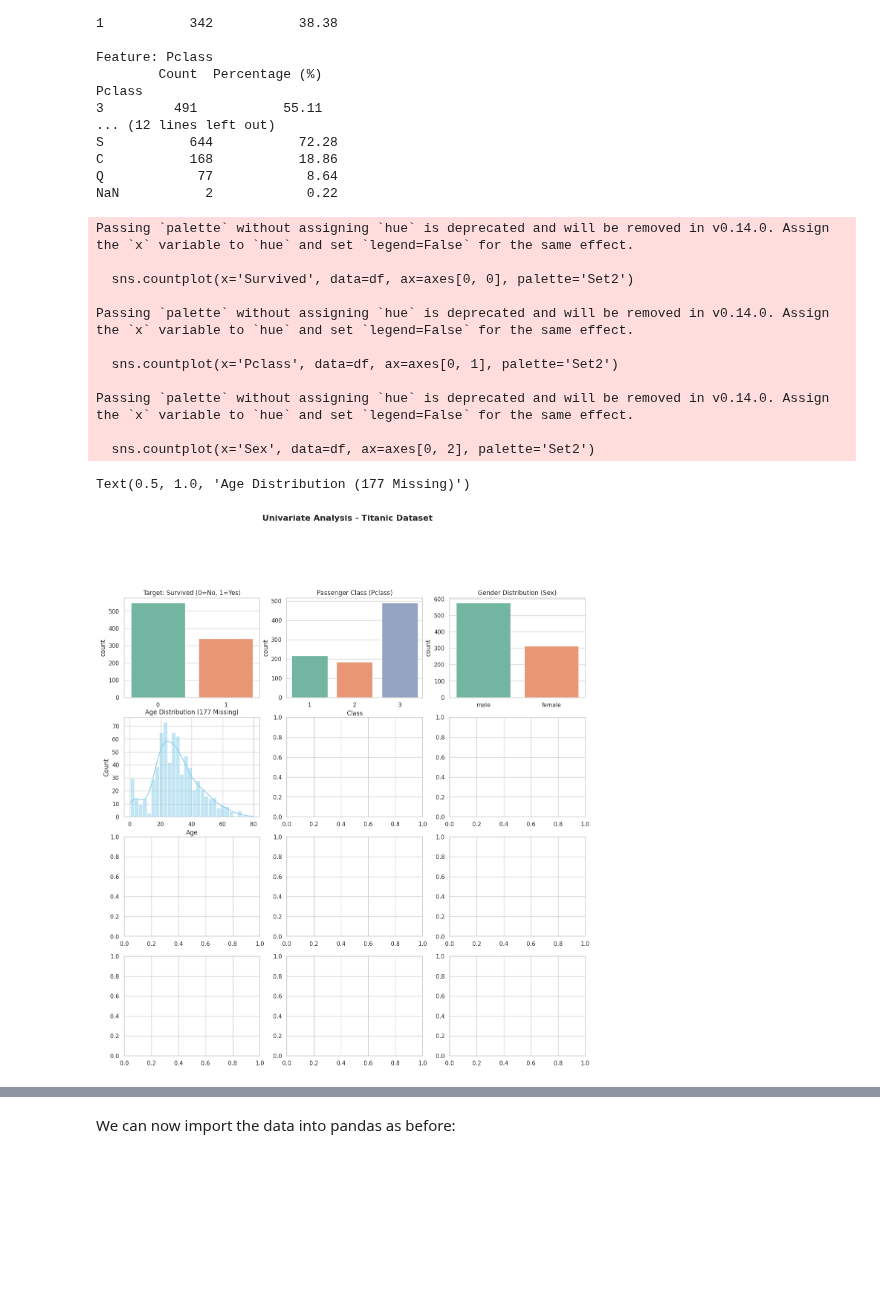
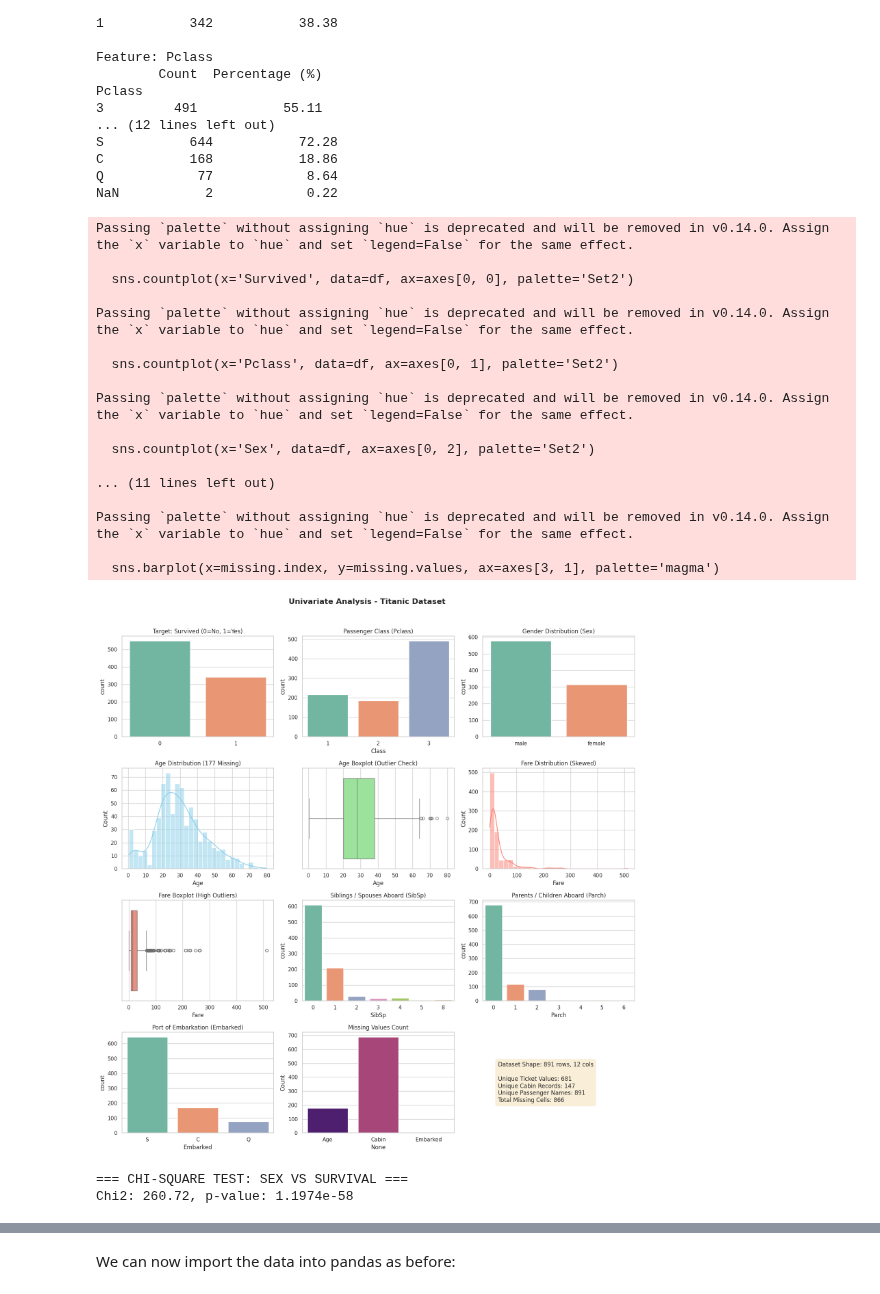
Before and after one commit to raymond-x-design/raymond-x-DataScience-GenAI-Submissions, a Jupyter notebook: Assignment_1/2_05_Exploratory_Data_Analysis.ipynb, the cells around one changed output, grey strips where cells are left out. Drawn from its saved outputs; the diff is of its cells as text; code cells hidden in the pictures; blank space fills up the shorter version.

```diff
--- a/Assignment_1/2_05_Exploratory_Data_Analysis.ipynb
+++ b/Assignment_1/2_05_Exploratory_Data_Analysis.ipynb
@@ -65,28 +65,65 @@ NaN           2            0.22
 # %%
 fig, axes = plt.subplots(4, 3, figsize=(16, 16))
 fig.suptitle('Univariate Analysis - Titanic Dataset', fontsize=16, fontweight='bold', y=1.02)
 sns.countplot(x='Survived', data=df, ax=axes[0, 0], palette='Set2')
 axes[0, 0].set_title('Target: Survived (0=No, 1=Yes)')
 axes[0, 0].set_xlabel('')
 sns.countplot(x='Pclass', data=df, ax=axes[0, 1], palette='Set2')
 axes[0, 1].set_title('Passenger Class (Pclass)')
 axes[0, 1].set_xlabel('Class')
 sns.countplot(x='Sex', data=df, ax=axes[0, 2], palette='Set2')
 axes[0, 2].set_title('Gender Distribution (Sex)')
 axes[0, 2].set_xlabel('')
 sns.histplot(df['Age'].dropna(), kde=True, ax=axes[1, 0], color='skyblue', bins=30)
 axes[1, 0].set_title('Age Distribution (177 Missing)')
+sns.boxplot(x=df['Age'], ax=axes[1, 1], color='lightgreen')
+axes[1, 1].set_title('Age Boxplot (Outlier Check)')
+sns.histplot(df['Fare'], kde=True, ax=axes[1, 2], color='salmon', bins=30)
+axes[1, 2].set_title('Fare Distribution (Skewed)')
+sns.boxplot(x=df['Fare'], ax=axes[2, 0], color='salmon')
+axes[2, 0].set_title('Fare Boxplot (High Outliers)')
+sns.countplot(x='SibSp', data=df, ax=axes[2, 1], palette='Set2')
+axes[2, 1].set_title('Siblings / Spouses Aboard (SibSp)')
+sns.countplot(x='Parch', data=df, ax=axes[2, 2], palette='Set2')
+axes[2, 2].set_title('Parents / Children Aboard (Parch)')
+sns.countplot(x='Embarked', data=df, ax=axes[3, 0], palette='Set2')
+axes[3, 0].set_title('Port of Embarkation (Embarked)')
+
+missing = df.isnull().sum()
+missing = missing[missing > 0]
+sns.barplot(x=missing.index, y=missing.values, ax=axes[3, 1], palette='magma')
+axes[3, 1].set_title('Missing Values Count')
+axes[3, 1].set_ylabel('Count')
+
+axes[3, 2].axis('off')
+summary_text = (
+    f"Dataset Shape: {df.shape[0]} rows, {df.shape[1]} cols\n\n"
+    f"Unique Ticket Values: {df['Ticket'].nunique()}\n"
+    f"Unique Cabin Records: {df['Cabin'].nunique()}\n"
+    f"Unique Passenger Names: {df['Name'].nunique()}\n"
+    f"Total Missing Cells: {df.isnull().sum().sum()}"
+)
+axes[3, 2].text(0.1, 0.5, summary_text, fontsize=12, verticalalignment='center',
+                bbox=dict(boxstyle="round,pad=0.5", facecolor="wheat", alpha=0.5))
+
+plt.tight_layout()
+plt.show()
 # %% [output]
 Passing `palette` without assigning `hue` is deprecated and will be removed in v0.14.0. Assign the `x` variable to `hue` and set `legend=False` for the same effect.
 
   sns.countplot(x='Survived', data=df, ax=axes[0, 0], palette='Set2')
 
 Passing `palette` without assigning `hue` is deprecated and will be removed in v0.14.0. Assign the `x` variable to `hue` and set `legend=False` for the same effect.
 
   sns.countplot(x='Pclass', data=df, ax=axes[0, 1], palette='Set2')
 
 Passing `palette` without assigning `hue` is deprecated and will be removed in v0.14.0. Assign the `x` variable to `hue` and set `legend=False` for the same effect.
 
   sns.countplot(x='Sex', data=df, ax=axes[0, 2], palette='Set2')
+
+... (11 lines left out)
+
+Passing `palette` without assigning `hue` is deprecated and will be removed in v0.14.0. Assign the `x` variable to `hue` and set `legend=False` for the same effect.
+
+  sns.barplot(x=missing.index, y=missing.values, ax=axes[3, 1], palette='magma')
-Text(0.5, 1.0, 'Age Distribution (177 Missing)')
-[figure, old version]
+[figure, new version]
@@ -92,0 +151,7 @@ Text(0.5, 1.0, 'Age Distribution (177 Missing)')
+# %%
+print("=== CHI-SQUARE TEST: SEX VS SURVIVAL ===")
+chi2_sex, p_sex, _, _ = chi2_contingency(pd.crosstab(df['Sex'], df['Survived']))
+print(f"Chi2: {chi2_sex:.2f}, p-value: {p_sex:.4e}")
+# %% [output]
+=== CHI-SQUARE TEST: SEX VS SURVIVAL ===
+Chi2: 260.72, p-value: 1.1974e-58
```
Also changed, not shown: parts of 23 cells of this notebook.
